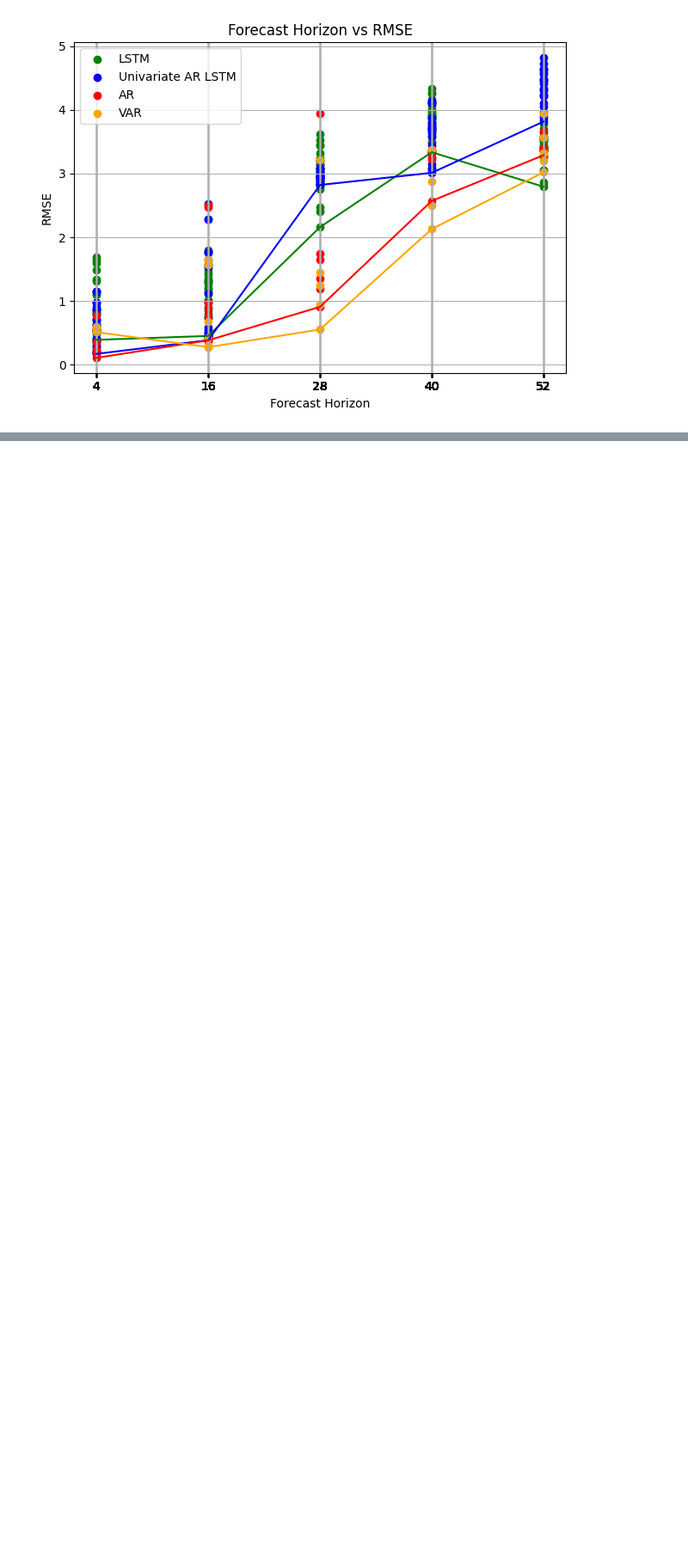
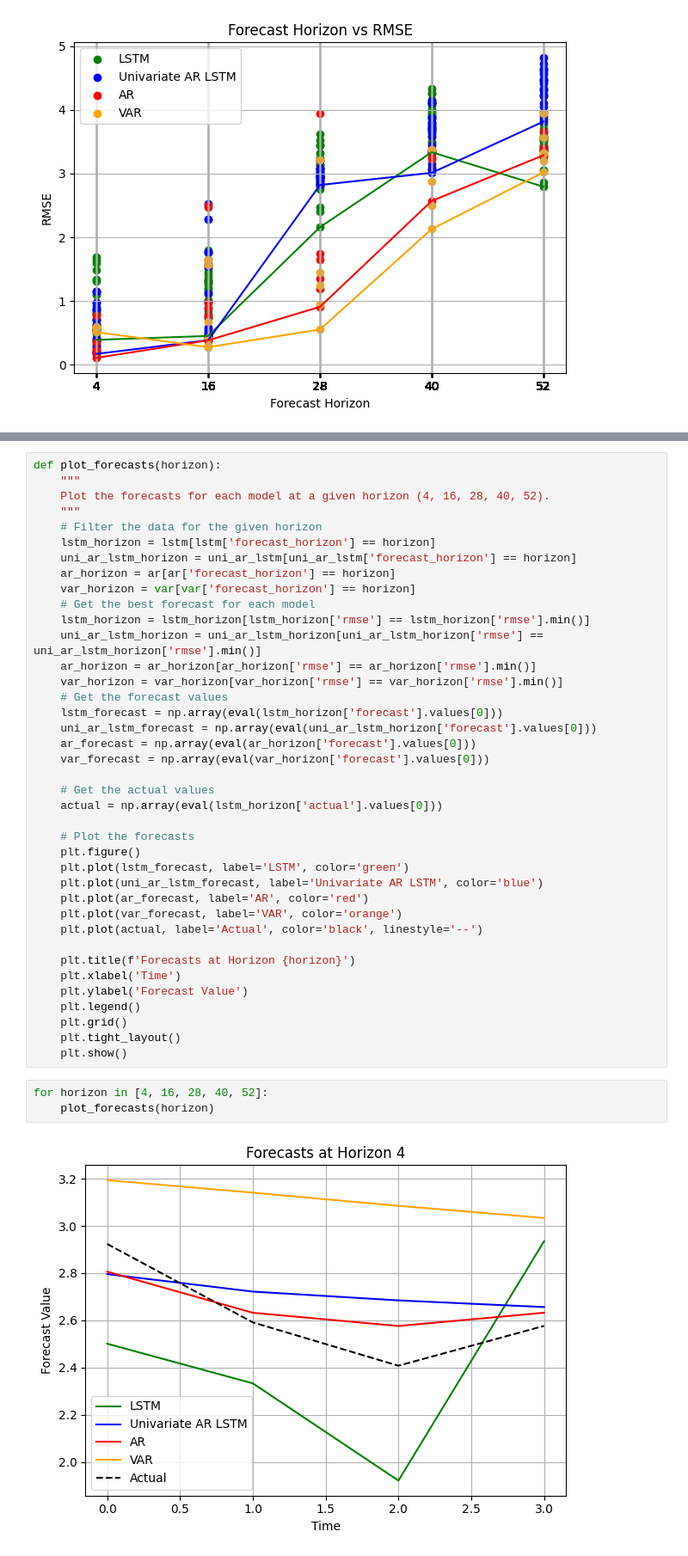
Before and after one commit to JawandS/macroeconvue, a Jupyter notebook: modeling/modeling/visualizer.ipynb, the cells around one changed output, grey strips where cells are left out. Shown: that part at 86% size. Cells and saved outputs as stored; diff of their text form; blank space fills up the shorter version.

Commit message:
refactor graphs

```diff
--- a/modeling/modeling/visualizer.ipynb
+++ b/modeling/modeling/visualizer.ipynb
@@ -155,0 +43,44 @@ plt.show()
+# %%
+def plot_forecasts(horizon):
+    """
+    Plot the forecasts for each model at a given horizon (4, 16, 28, 40, 52).
+    """
+    # Filter the data for the given horizon
+    lstm_horizon = lstm[lstm['forecast_horizon'] == horizon]
+    uni_ar_lstm_horizon = uni_ar_lstm[uni_ar_lstm['forecast_horizon'] == horizon]
+    ar_horizon = ar[ar['forecast_horizon'] == horizon]
+    var_horizon = var[var['forecast_horizon'] == horizon]
+    # Get the best forecast for each model
+    lstm_horizon = lstm_horizon[lstm_horizon['rmse'] == lstm_horizon['rmse'].min()]
+    uni_ar_lstm_horizon = uni_ar_lstm_horizon[uni_ar_lstm_horizon['rmse'] == uni_ar_lstm_horizon['rmse'].min()]
+    ar_horizon = ar_horizon[ar_horizon['rmse'] == ar_horizon['rmse'].min()]
+    var_horizon = var_horizon[var_horizon['rmse'] == var_horizon['rmse'].min()]
+    # Get the forecast values
+    lstm_forecast = np.array(eval(lstm_horizon['forecast'].values[0]))
+    uni_ar_lstm_forecast = np.array(eval(uni_ar_lstm_horizon['forecast'].values[0]))
+    ar_forecast = np.array(eval(ar_horizon['forecast'].values[0]))
+    var_forecast = np.array(eval(var_horizon['forecast'].values[0]))
+
+    # Get the actual values
+    actual = np.array(eval(lstm_horizon['actual'].values[0]))
+
+    # Plot the forecasts
+    plt.figure()
+    plt.plot(lstm_forecast, label='LSTM', color='green')
+    plt.plot(uni_ar_lstm_forecast, label='Univariate AR LSTM', color='blue')
+    plt.plot(ar_forecast, label='AR', color='red')
+    plt.plot(var_forecast, label='VAR', color='orange')
+    plt.plot(actual, label='Actual', color='black', linestyle='--')
+
+    plt.title(f'Forecasts at Horizon {horizon}')
+    plt.xlabel('Time')
+    plt.ylabel('Forecast Value')
+    plt.legend()
+    plt.grid()
+    plt.tight_layout()
+    plt.show()
+# %%
+for horizon in [4, 16, 28, 40, 52]:
+    plot_forecasts(horizon)
+# %% [output]
+[figure, added]
```
Also changed, not shown: parts of 4 cells of this notebook.
